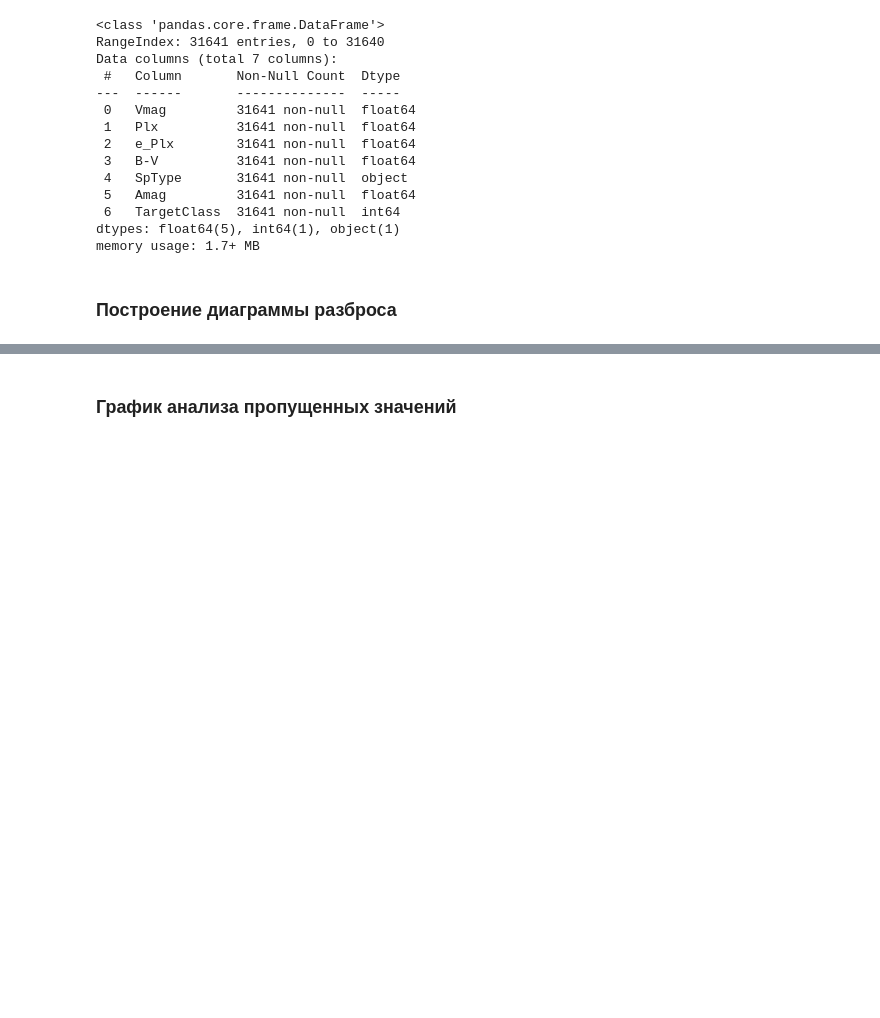
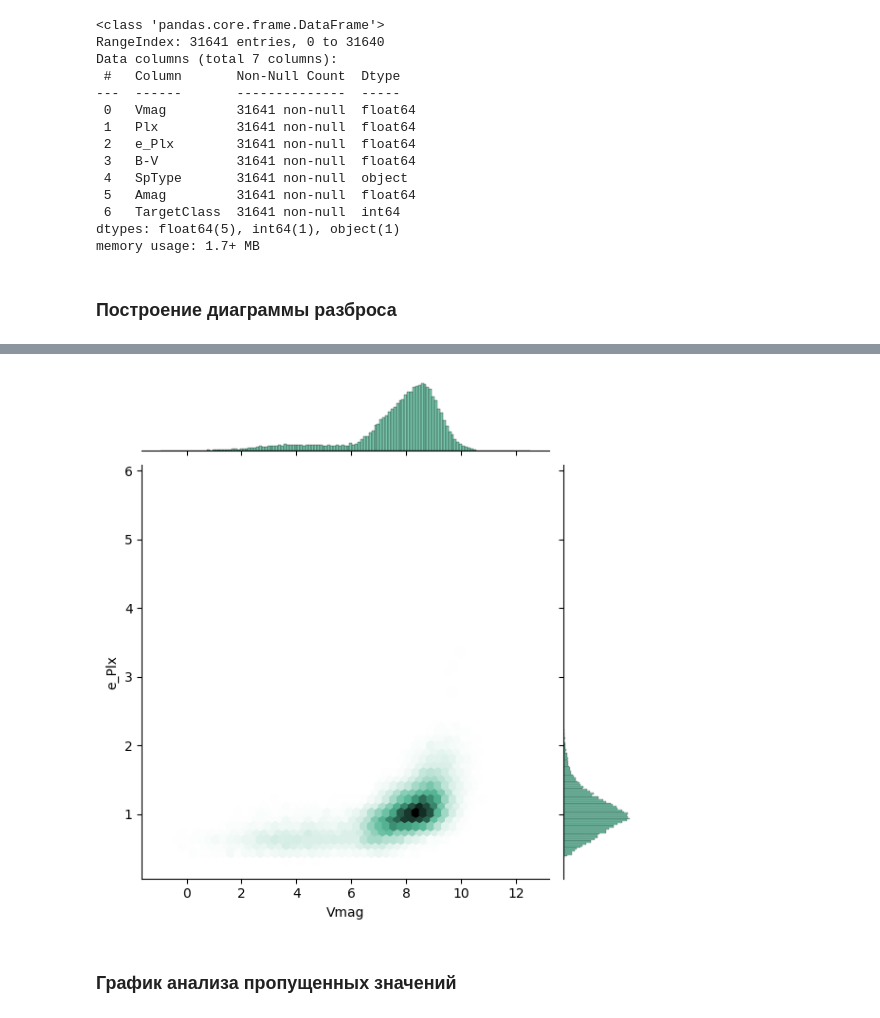
Before and after one commit to AndreDon0/ADA, a Jupyter notebook: Homework_7/ЦК_ДЗ_Визуализация_+_EDA.ipynb, the cells around one changed output, grey strips where cells are left out. Cells and saved outputs as stored; diff of their text form; code cells hidden in the pictures; blank space fills up the shorter version.

```diff
--- a/Homework_7/ЦК_ДЗ_Визуализация_+_EDA.ipynb
+++ b/Homework_7/ЦК_ДЗ_Визуализация_+_EDA.ipynb
@@ -77,2 +80,10 @@ sns.scatterplot(data=df, x="Vmag", y="e_Plx")
+# %%
+jg = sns.jointplot(data=df, x="Vmag", y="e_Plx", kind="hex", color="#4CB391", )
+
+# fig = jg.figure
+
+# fig.tight_layout()
+# %% [output]
+[figure, added]
 # %% [markdown]
 ### График анализа пропущенных значений
```
Also changed, not shown: parts of 13 cells of this notebook.
